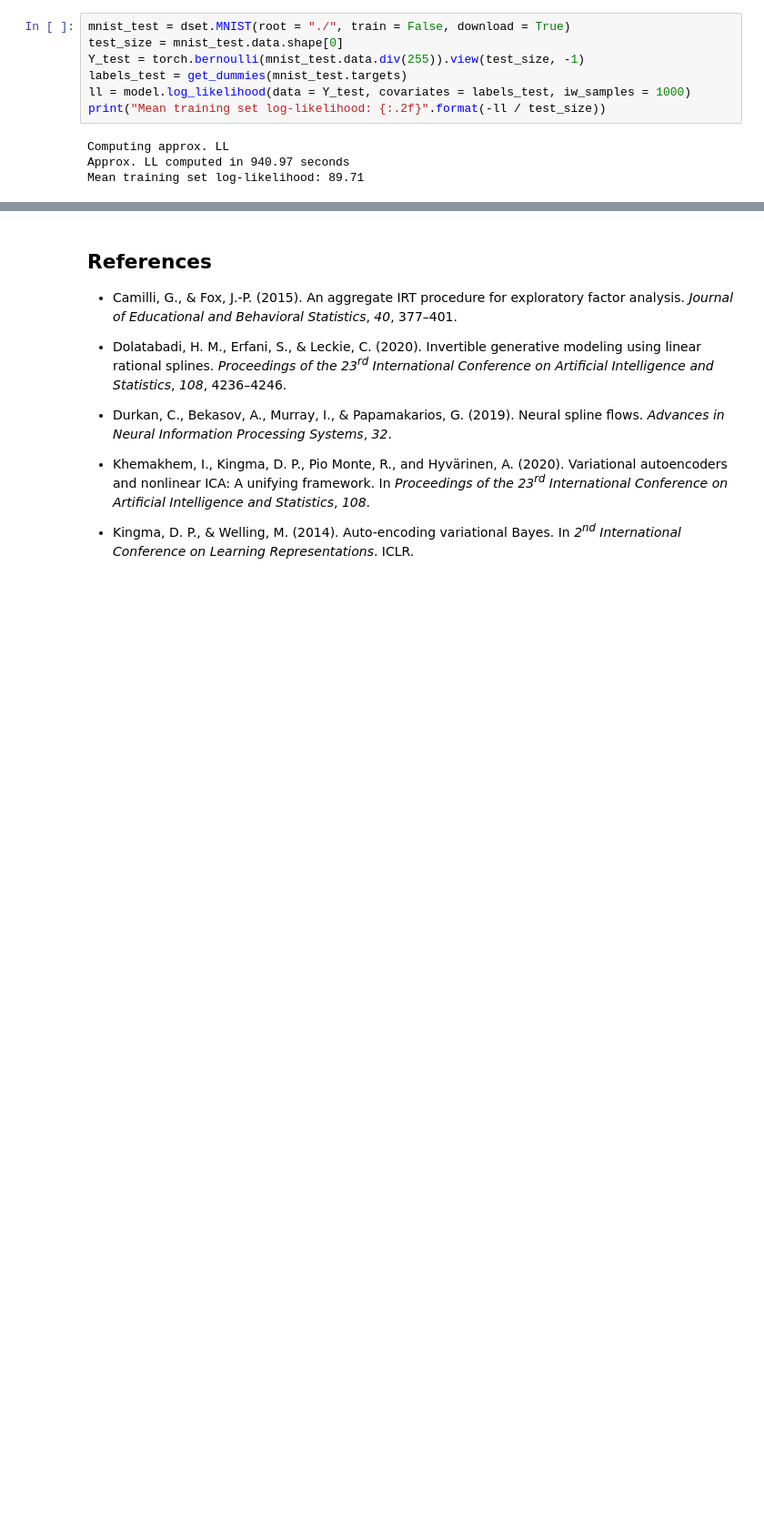
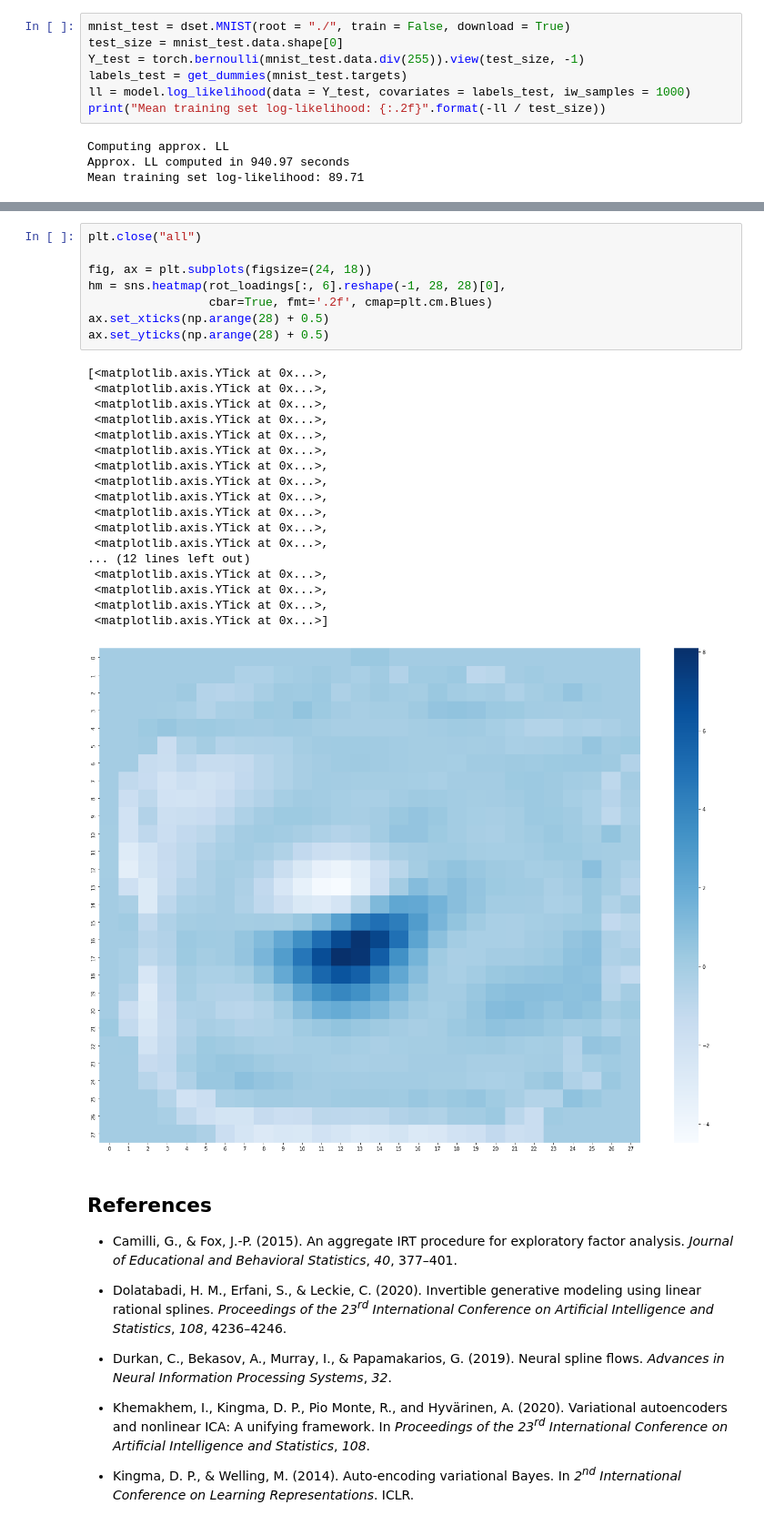
Before and after one commit to cjurban/deepirtools, a Jupyter notebook: examples/mnist_tutorial.ipynb, the cells around one changed output, grey strips where cells are left out. Shown at 91% size. Saved outputs shown, nothing was run; the diff lists cells and outputs as text; blank space fills up the shorter version.

```diff
--- a/examples/mnist_tutorial.ipynb
+++ b/examples/mnist_tutorial.ipynb
@@ -212,3 +201,30 @@ tensor([ 0.0300,  0.0300,  0.0300,  0.0300,  0.0200,  0.0300,  0.0300,  0.0300,
+# %%
+plt.close("all")
+
+fig, ax = plt.subplots(figsize=(24, 18))
+hm = sns.heatmap(rot_loadings[:, 6].reshape(-1, 28, 28)[0],
+                 cbar=True, fmt='.2f', cmap=plt.cm.Blues)
+ax.set_xticks(np.arange(28) + 0.5)
+ax.set_yticks(np.arange(28) + 0.5)
+# %% [output]
+[<matplotlib.axis.YTick at 0x...>,
+ <matplotlib.axis.YTick at 0x...>,
+ <matplotlib.axis.YTick at 0x...>,
+ <matplotlib.axis.YTick at 0x...>,
+ <matplotlib.axis.YTick at 0x...>,
+ <matplotlib.axis.YTick at 0x...>,
+ <matplotlib.axis.YTick at 0x...>,
+ <matplotlib.axis.YTick at 0x...>,
+ <matplotlib.axis.YTick at 0x...>,
+ <matplotlib.axis.YTick at 0x...>,
+ <matplotlib.axis.YTick at 0x...>,
+ <matplotlib.axis.YTick at 0x...>,
+... (12 lines left out)
+ <matplotlib.axis.YTick at 0x...>,
+ <matplotlib.axis.YTick at 0x...>,
+ <matplotlib.axis.YTick at 0x...>,
+ <matplotlib.axis.YTick at 0x...>]
+[figure, added]
 # %% [markdown]
 ## References <a id='refs'></a>
 
```
Also changed, not shown: parts of 4 cells of this notebook, 2 other files.
